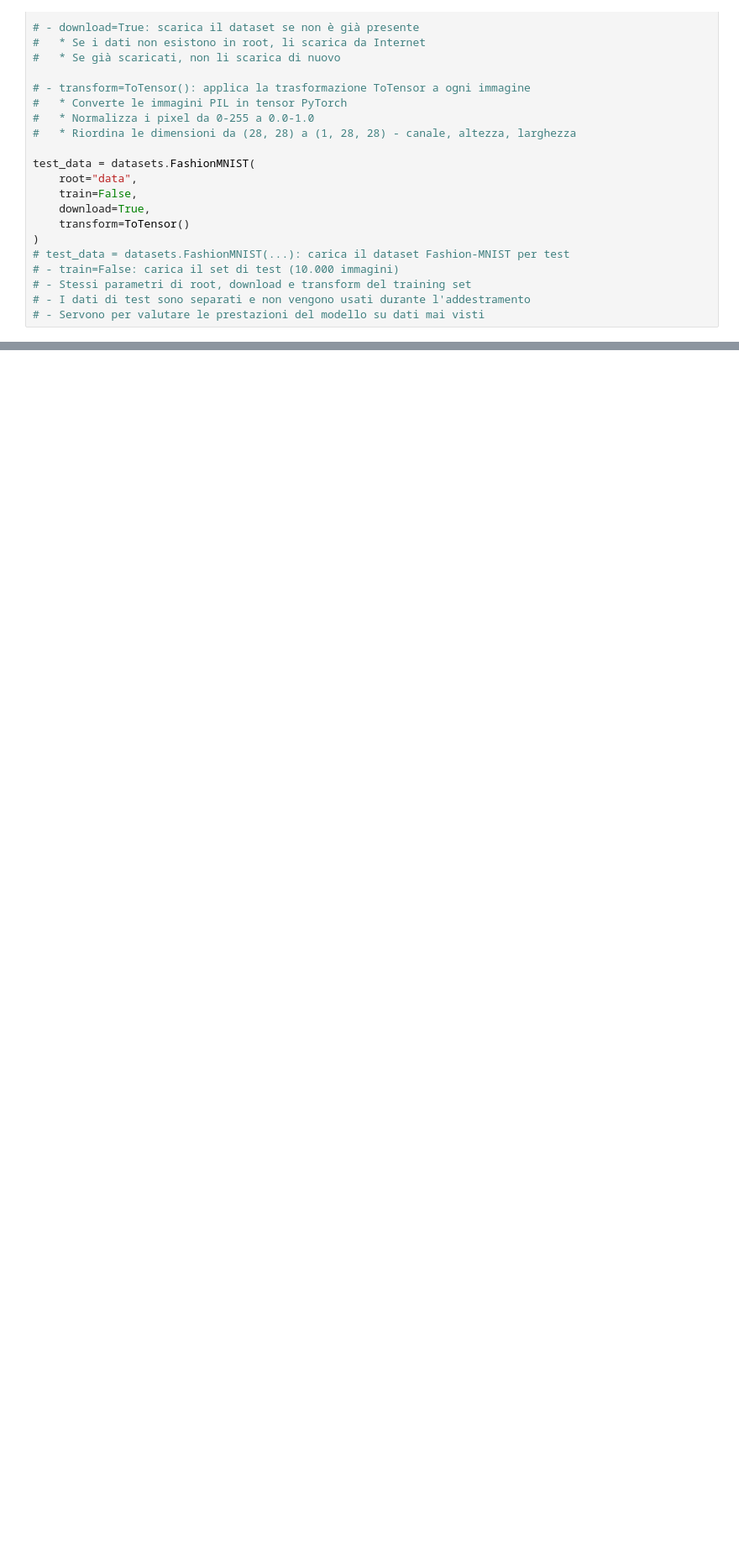
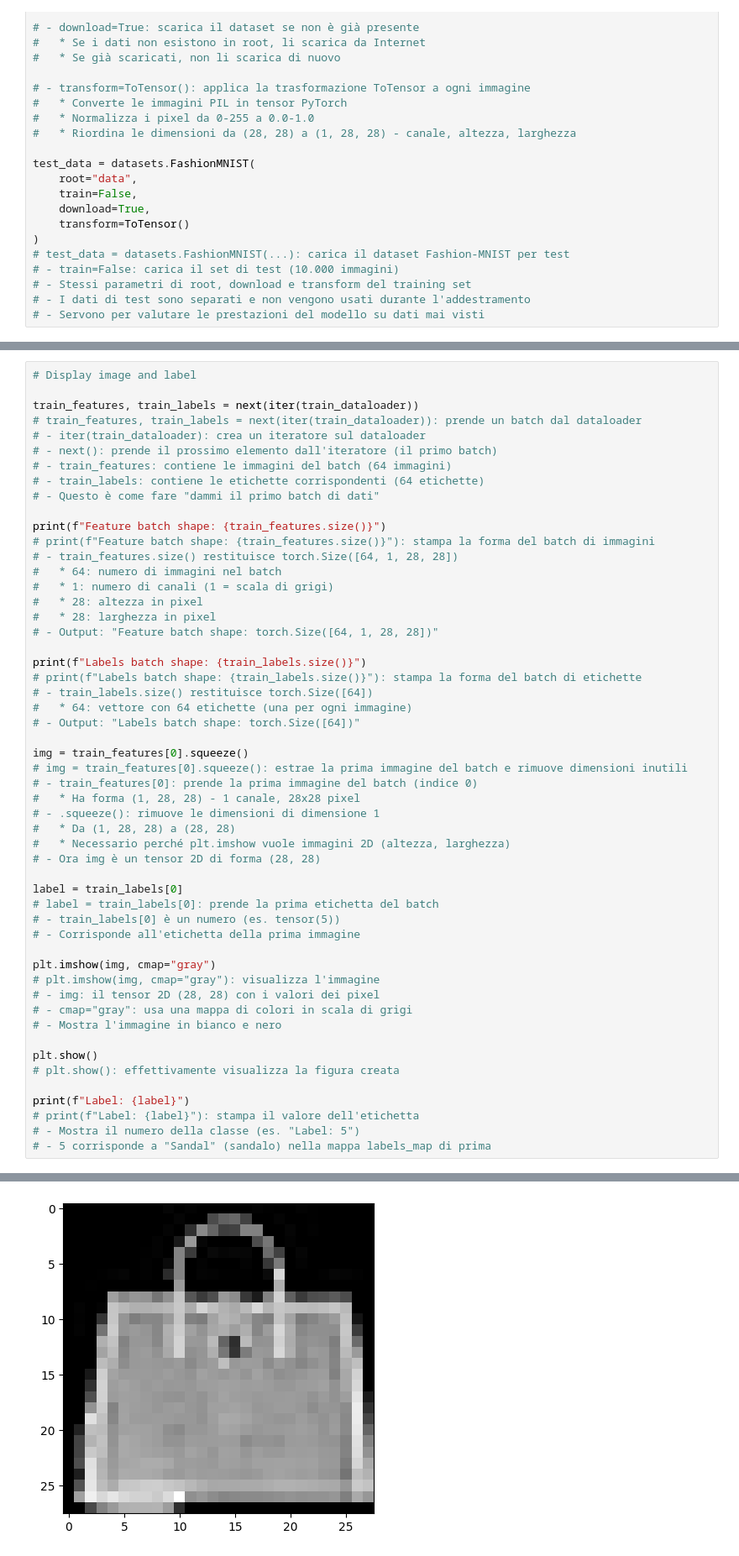
Before and after one commit to riccardogs/PyTorch_tutorial, a Jupyter notebook: Datasets_DataLoaders.ipynb, the cells around one changed output, grey strips where cells are left out. Shown at 84% size. Saved outputs shown, nothing was run; the diff lists cells and outputs as text; blank space fills up the shorter version.

```diff
--- a/Datasets_DataLoaders.ipynb
+++ b/Datasets_DataLoaders.ipynb
@@ -95,0 +467,54 @@ test_data = datasets.FashionMNIST(
+# %%
+# Display image and label
+
+train_features, train_labels = next(iter(train_dataloader))
+# train_features, train_labels = next(iter(train_dataloader)): prende un batch dal dataloader
+# - iter(train_dataloader): crea un iteratore sul dataloader
+# - next(): prende il prossimo elemento dall'iteratore (il primo batch)
+# - train_features: contiene le immagini del batch (64 immagini)
+# - train_labels: contiene le etichette corrispondenti (64 etichette)
+# - Questo è come fare "dammi il primo batch di dati"
+
+print(f"Feature batch shape: {train_features.size()}")
+# print(f"Feature batch shape: {train_features.size()}"): stampa la forma del batch di immagini
+# - train_features.size() restituisce torch.Size([64, 1, 28, 28])
+#   * 64: numero di immagini nel batch
+#   * 1: numero di canali (1 = scala di grigi)
+#   * 28: altezza in pixel
+#   * 28: larghezza in pixel
+# - Output: "Feature batch shape: torch.Size([64, 1, 28, 28])"
+
+print(f"Labels batch shape: {train_labels.size()}")
+# print(f"Labels batch shape: {train_labels.size()}"): stampa la forma del batch di etichette
+# - train_labels.size() restituisce torch.Size([64])
+#   * 64: vettore con 64 etichette (una per ogni immagine)
+# - Output: "Labels batch shape: torch.Size([64])"
+
+img = train_features[0].squeeze()
+# img = train_features[0].squeeze(): estrae la prima immagine del batch e rimuove dimensioni inutili
+# - train_features[0]: prende la prima immagine del batch (indice 0)
+#   * Ha forma (1, 28, 28) - 1 canale, 28x28 pixel
+# - .squeeze(): rimuove le dimensioni di dimensione 1
+#   * Da (1, 28, 28) a (28, 28)
+#   * Necessario perché plt.imshow vuole immagini 2D (altezza, larghezza)
+# - Ora img è un tensor 2D di forma (28, 28)
+
+label = train_labels[0]
+# label = train_labels[0]: prende la prima etichetta del batch
+# - train_labels[0] è un numero (es. tensor(5))
+# - Corrisponde all'etichetta della prima immagine
+
+plt.imshow(img, cmap="gray")
+# plt.imshow(img, cmap="gray"): visualizza l'immagine
+# - img: il tensor 2D (28, 28) con i valori dei pixel
+# - cmap="gray": usa una mappa di colori in scala di grigi
+# - Mostra l'immagine in bianco e nero
+
+plt.show()
+# plt.show(): effettivamente visualizza la figura creata
+
+print(f"Label: {label}")
+# print(f"Label: {label}"): stampa il valore dell'etichetta
+# - Mostra il numero della classe (es. "Label: 5")
+# - 5 corrisponde a "Sandal" (sandalo) nella mappa labels_map di prima
+# %% [output]
@@ -95,0 +523 @@ test_data = datasets.FashionMNIST(
+[figure, added]
```
Also changed, not shown: parts of 14 cells of this notebook.
